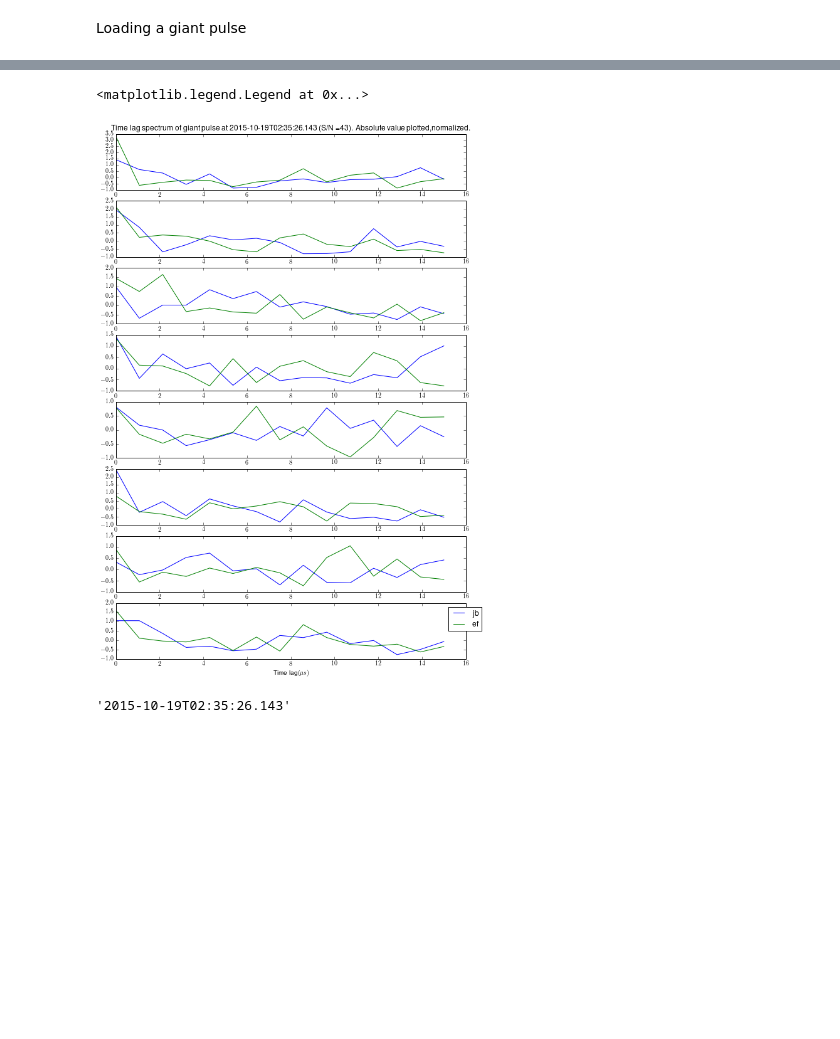
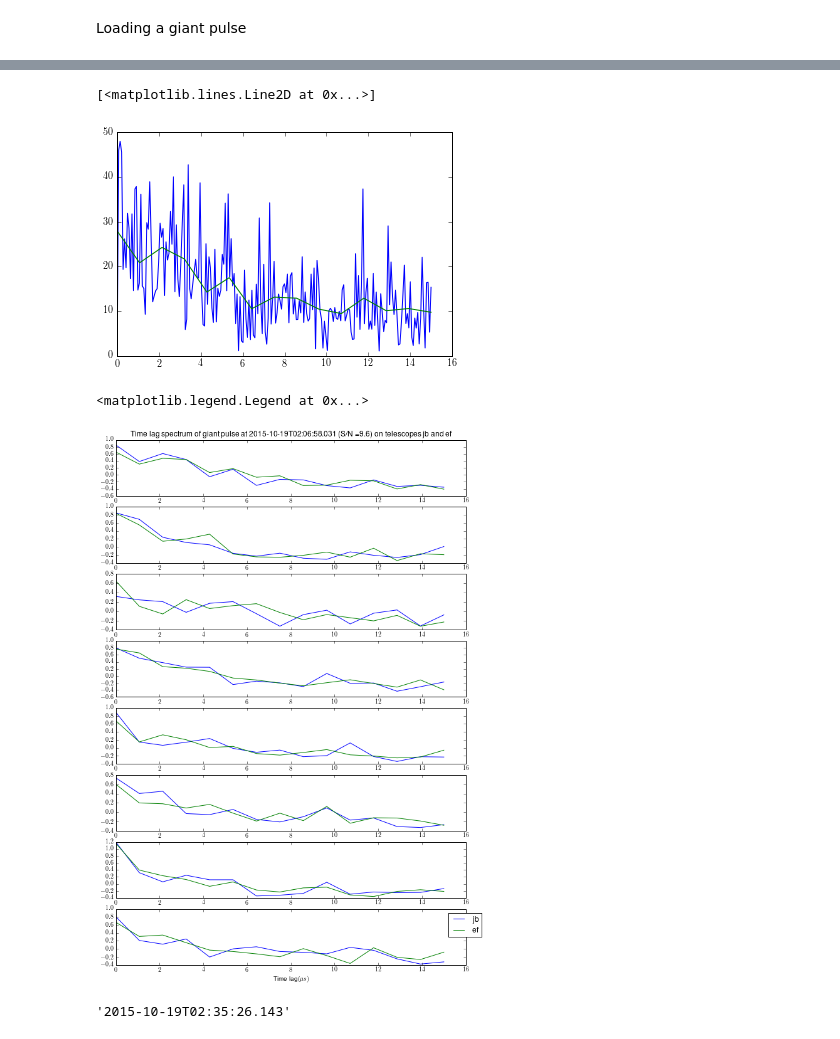
Before and after one commit to xiaozhengxu/scint_analysis, a Jupyter notebook: EVN_crab/process_frequency.ipynb, the cells around one changed output, grey strips where cells are left out. Drawn from its saved outputs; the diff is of its cells as text; code cells hidden in the pictures; blank space fills up the shorter version.

```diff
--- a/EVN_crab/process_frequency.ipynb
+++ b/EVN_crab/process_frequency.ipynb
@@ -142,17 +153,63 @@ WARNING: pylab import has clobbered these variables: ['f', 'text']
-# %%
-tgp1 = transform_to_timelag(fgp1,i-1,draw = 0,binned = 1)
-tgp2 = transform_to_timelag(fgp2,i-1,draw = 0,binned = 1)
-N=15
-f,axarr=plt.subplots(8,1,figsize=(10,15))
-for k in range(8):
-    axarr[k].plot(np.linspace(0,15,N),(abs(tgp1[k]))/np.mean(abs(tgp1[k]))-1,label='jb')
-    axarr[k].plot(np.linspace(0,15,N),(abs(tgp2[k]))/np.mean(abs(tgp2[k]))-1,label = 'ef')
-axarr[0].set_title('Time lag spectrum of giant pulse at {} (S/N =43). Absolute value plotted,normalized.'.format(text_lines[i-1]))
-axarr[7].set_xlabel('Time lag(\mu s)')
-legend(loc=(0.95,0.5))
-# %% [output]
-<matplotlib.legend.Legend at 0x...>
-[figure, removed]
+# %%
+#For testing binning!
+figure()
+binning_constant = np.histogram(np.linspace(0,15,213),np.linspace(0,15,16))[0]
+hist = np.histogram(np.linspace(0,15,213),np.linspace(0,15,16),weights = abs(tgp1[0]))[0]
+# plot(hist)
+# plot(binning_constant)
+plot(np.linspace(0,15,213),abs(tgp1[0]))
+plot(np.linspace(0,15,15),hist/binning_constant)
+# %% [output]
+[<matplotlib.lines.Line2D at 0x...>]
+[figure, added]
+# %%
+def bin_data(t,a,bins):
+    '''This function takes in t( an array of time values), a (array of data), and the bins and return an array of the binned data a'''
+    a_binned = np.histogram(t,bins,weights = a,density = False)[0]/np.histogram(t,bins,density = False)[0]
+    return a_binned
+
+def transform_to_timelag(fgp,index= None,draw = 0,binned=0):
+    if binned ==0:
+        N = 213
+        tgp=np.zeros(shape=(0,N))
+        for i in range(8):tgp=np.append(tgp,np.array([np.fft.rfft(fgp[i])]),0)
+    else:
+        N = 15
+        tgp = np.zeros(shape=(0,N))
+        for i in range(8):
+            a = np.fft.rfft(fgp[i])
+            tgp=np.append(tgp,np.array([bin_data(np.linspace(0,15,213),abs(a),np.linspace(0,15,16))]),0)
+    if draw:
+        f,axarr=plt.subplots(8,1,figsize=(10,15))
+        for i in range(8):axarr[i].plot(np.linspace(0,15,N),abs(tgp[i]))
+        axarr[0].set_title('Time lag spectrum of giant pulse at {}'.format(time_values[index]))
+        axarr[7].set_xlabel('Time lag(\mu s)')
+    return tgp
+
+
+tgp1b = transform_to_timelag(fgp1,draw = 0,binned = 1)
+tgp2b = transform_to_timelag(fgp2,draw = 0,binned = 1)
+tgp1 = transform_to_timelag(fgp1,draw = 0,binned = 0)
+tgp2 = transform_to_timelag(fgp2,draw = 0,binned = 0)
+
+f,axarr=plt.subplots(8,1,figsize=(10,15))
+for k in range(8):
+    #normalized,binned:
+    axarr[k].plot(np.linspace(0,15,15),(abs(tgp1b[k]))/np.mean(abs(tgp1b[k]))-1,label = tele1)
+    axarr[k].plot(np.linspace(0,15,15),(abs(tgp2b[k]))/np.mean(abs(tgp2b[k]))-1,label = tele2)
+    #original units, binned:
+#     axarr[k].plot(np.linspace(0,15,15),abs(tgp1b[k]),label = tele1+' binned')
+#     axarr[k].plot(np.linspace(0,15,15),abs(tgp2b[k]),label = tele2+' binned')
+    #original units, not binned:
+#     axarr[k].plot(np.linspace(0,15,213),abs(tgp1[k]),'b',label = tele1)
+#     axarr[k].plot(np.linspace(0,15,213),abs(tgp2[k]),'g',label = tele2)
+
+axarr[0].set_title('Time lag spectrum of giant pulse at {} (S/N ={}) on telescopes {} and {}'.format(time_string4,S_N4,tele1,tele2))
+axarr[7].set_xlabel('Time lag(\mu s)')
+legend(loc=(0.95,0.5))
+# %% [output]
+<matplotlib.legend.Legend at 0x...>
+[figure, added]
 # %%
 text_lines[i-1]
 # %% [output]
```
Also changed, not shown: parts of 6 cells of this notebook, 30 other files.
